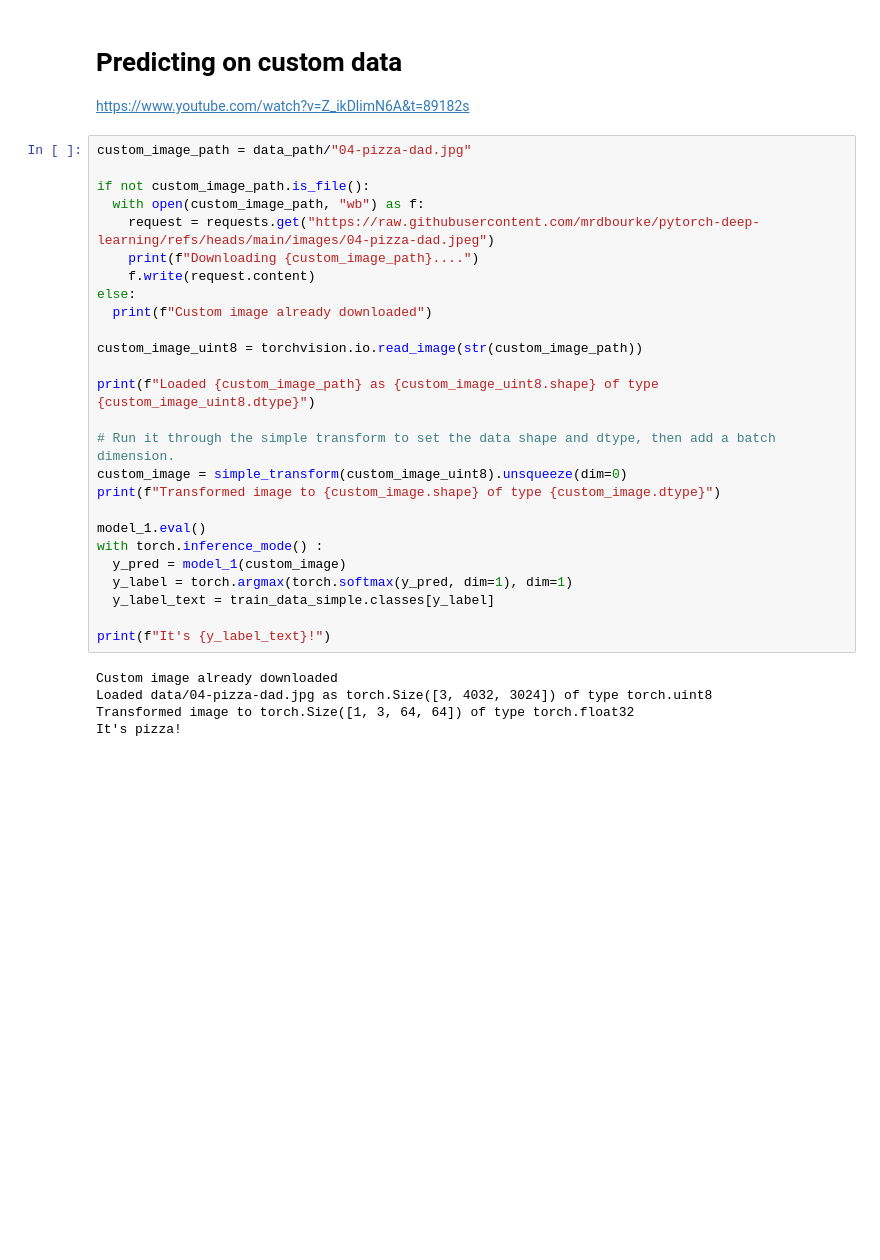
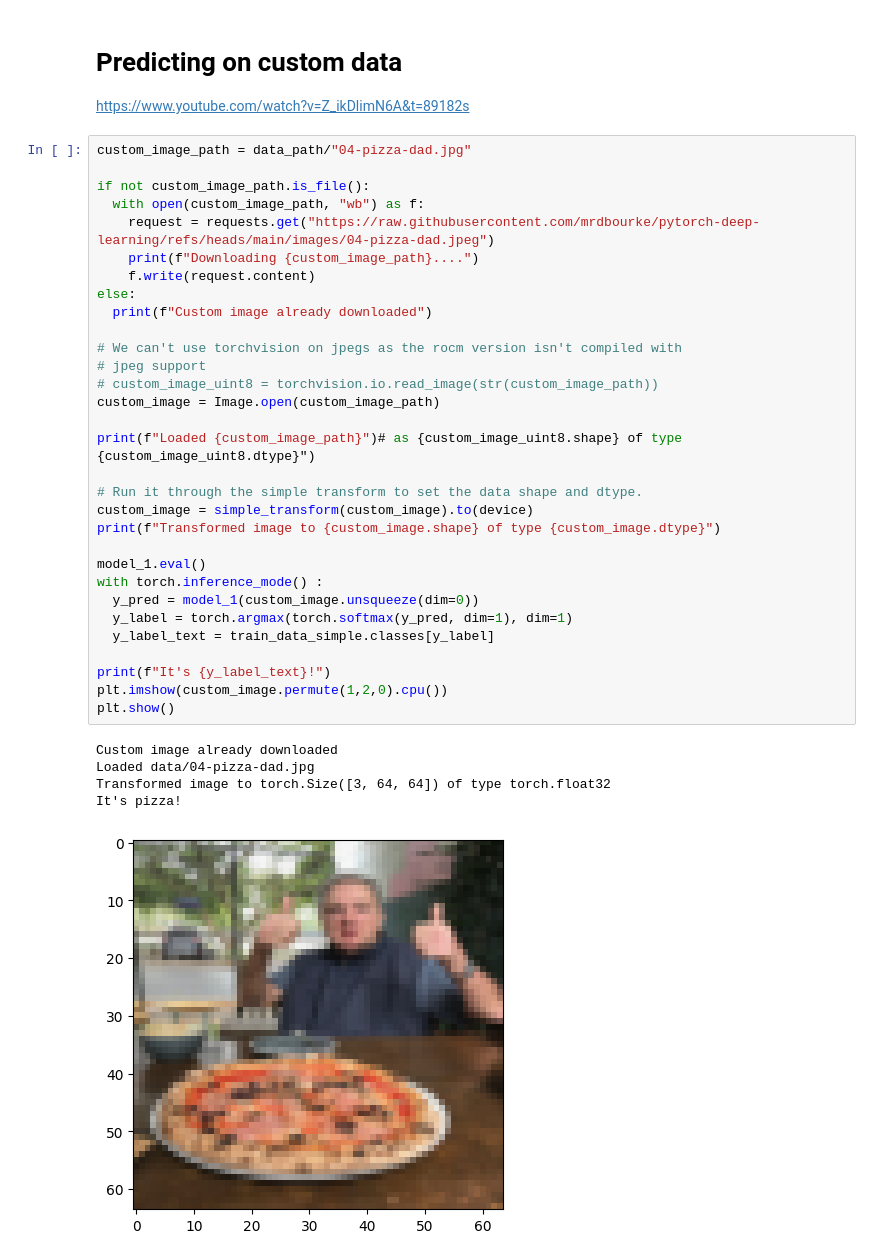
Before and after one commit to Endolf/pytorch-deep-learning-rocm, a Jupyter notebook: src/04_pytorch_custom_datasets.ipynb, the cells around one changed output. Drawn from its saved outputs; the diff is of its cells as text; blank space fills up the shorter version.

Commit message:
Fixed for rocm torchvision not having jpeg support

```diff
--- a/src/04_pytorch_custom_datasets.ipynb
+++ b/src/04_pytorch_custom_datasets.ipynb
@@ -600,31 +602,37 @@ https://www.youtube.com/watch?v=Z_ikDlimN6A&t=89182s
 # %%
 custom_image_path = data_path/"04-pizza-dad.jpg"
 
 if not custom_image_path.is_file():
   with open(custom_image_path, "wb") as f:
     request = requests.get("https://raw.githubusercontent.com/mrdbourke/pytorch-deep-learning/refs/heads/main/images/04-pizza-dad.jpeg")
     print(f"Downloading {custom_image_path}....")
     f.write(request.content)
 else:
   print(f"Custom image already downloaded")
 
-custom_image_uint8 = torchvision.io.read_image(str(custom_image_path))
+# We can't use torchvision on jpegs as the rocm version isn't compiled with
+# jpeg support
+# custom_image_uint8 = torchvision.io.read_image(str(custom_image_path))
+custom_image = Image.open(custom_image_path)
 
-print(f"Loaded {custom_image_path} as {custom_image_uint8.shape} of type {custom_image_uint8.dtype}")
+print(f"Loaded {custom_image_path}")# as {custom_image_uint8.shape} of type {custom_image_uint8.dtype}")
 
-# Run it through the simple transform to set the data shape and dtype, then add a batch dimension.
-custom_image = simple_transform(custom_image_uint8).unsqueeze(dim=0)
+# Run it through the simple transform to set the data shape and dtype.
+custom_image = simple_transform(custom_image).to(device)
 print(f"Transformed image to {custom_image.shape} of type {custom_image.dtype}")
 
 model_1.eval()
 with torch.inference_mode() :
-  y_pred = model_1(custom_image)
+  y_pred = model_1(custom_image.unsqueeze(dim=0))
   y_label = torch.argmax(torch.softmax(y_pred, dim=1), dim=1)
   y_label_text = train_data_simple.classes[y_label]
 
 print(f"It's {y_label_text}!")
+plt.imshow(custom_image.permute(1,2,0).cpu())
+plt.show()
 # %% [output]
 Custom image already downloaded
-Loaded data/04-pizza-dad.jpg as torch.Size([3, 4032, 3024]) of type torch.uint8
-Transformed image to torch.Size([1, 3, 64, 64]) of type torch.float32
+Loaded data/04-pizza-dad.jpg
+Transformed image to torch.Size([3, 64, 64]) of type torch.float32
 It's pizza!
+[figure, added]
```
Also changed, not shown: parts of 1 cell of this notebook.
